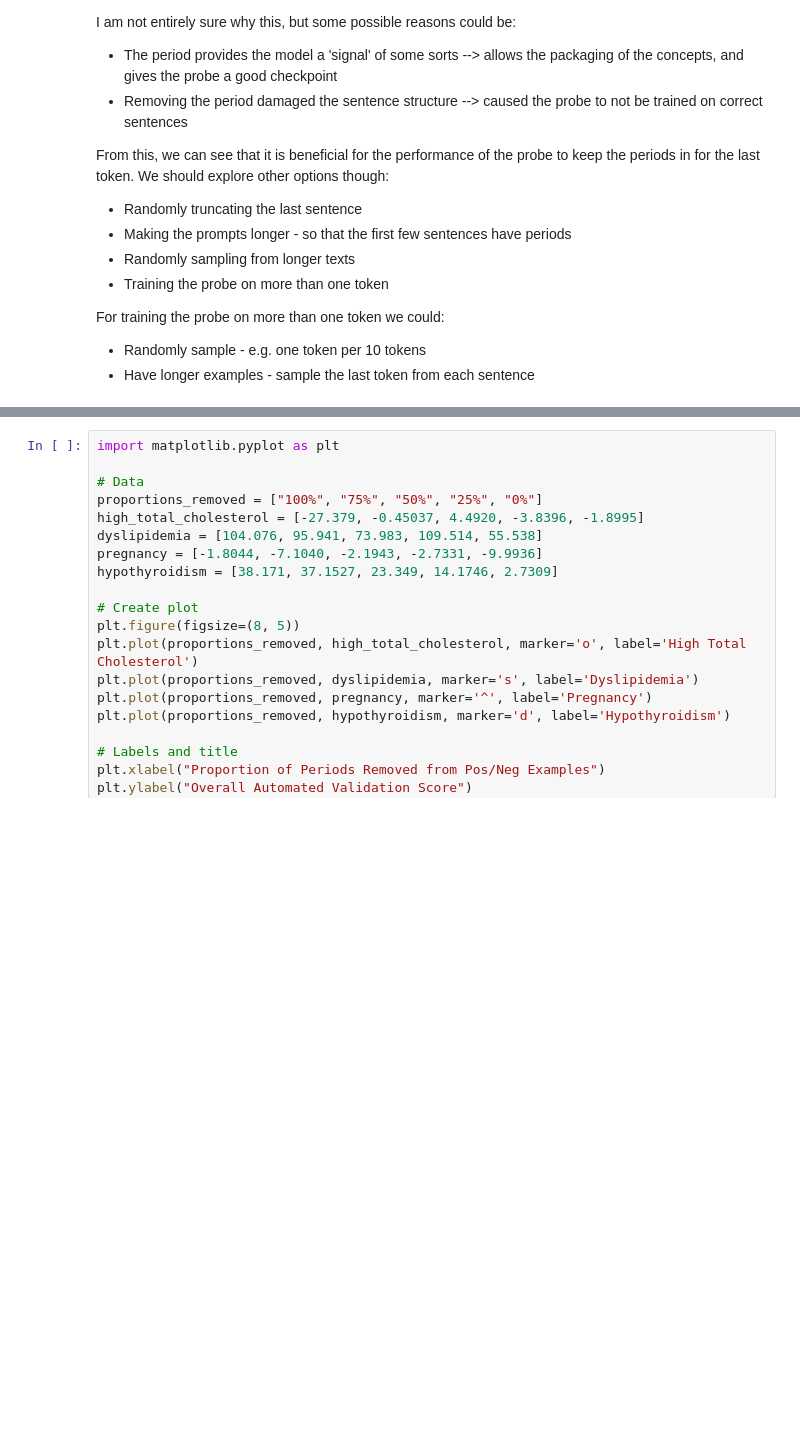
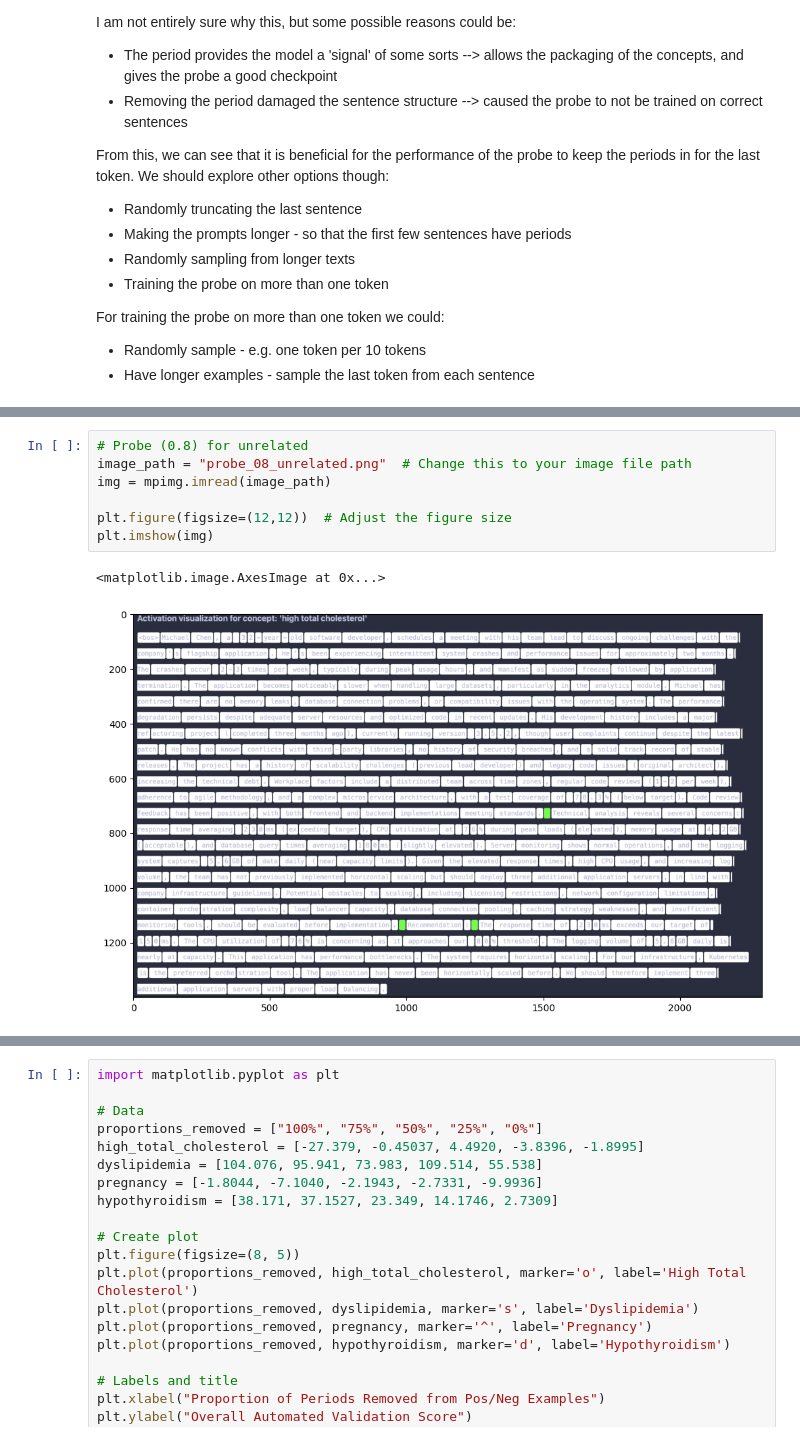
Before and after one commit to charlieoneill11/probes, a Jupyter notebook: summary.ipynb, the cells around one changed output, grey strips where cells are left out. Drawn from its saved outputs; the diff is of its cells as text; blank space fills up the shorter version.

```diff
--- a/summary.ipynb
+++ b/summary.ipynb
@@ -321,0 +338,10 @@ For training the probe on more than one token we could:
+# %%
+# Probe (0.8) for unrelated
+image_path = "probe_08_unrelated.png"  # Change this to your image file path
+img = mpimg.imread(image_path)
+
+plt.figure(figsize=(12,12))  # Adjust the figure size
+plt.imshow(img)
+# %% [output]
+<matplotlib.image.AxesImage at 0x...>
+[figure, added]
```
Also changed, not shown: parts of 4 cells of this notebook, 2 other files.
